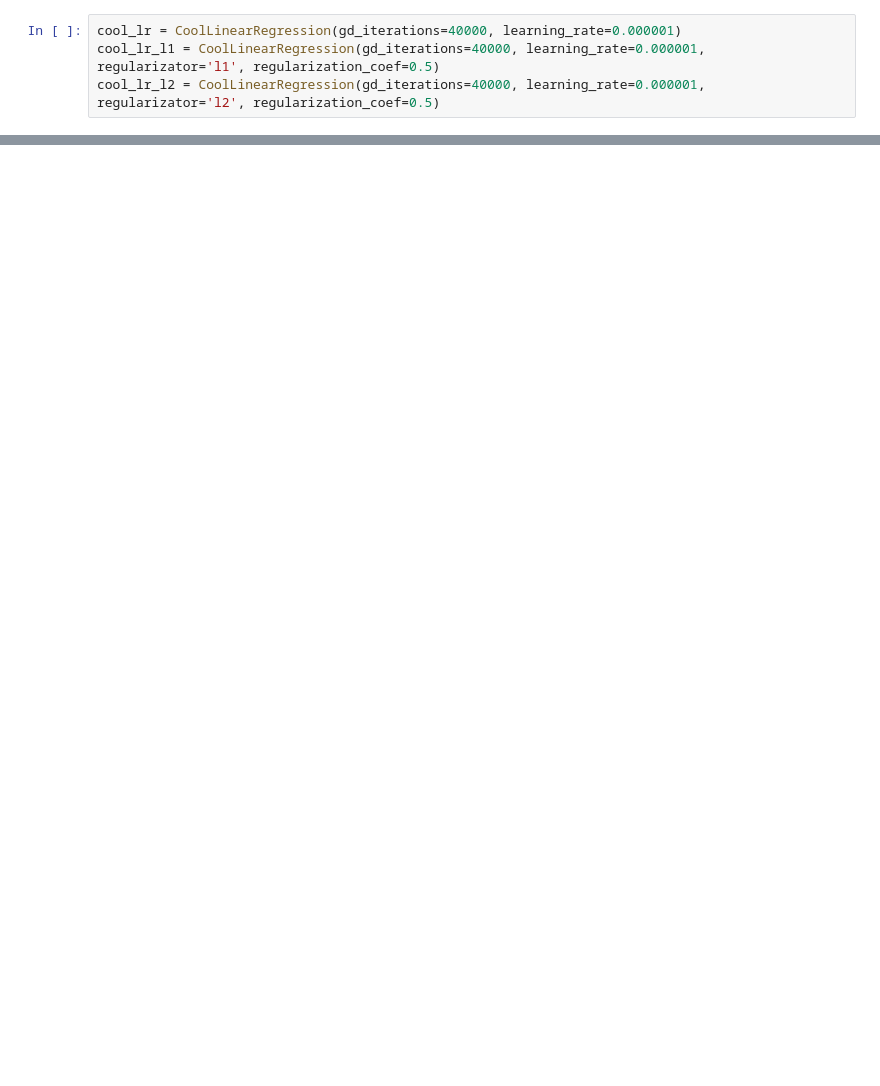
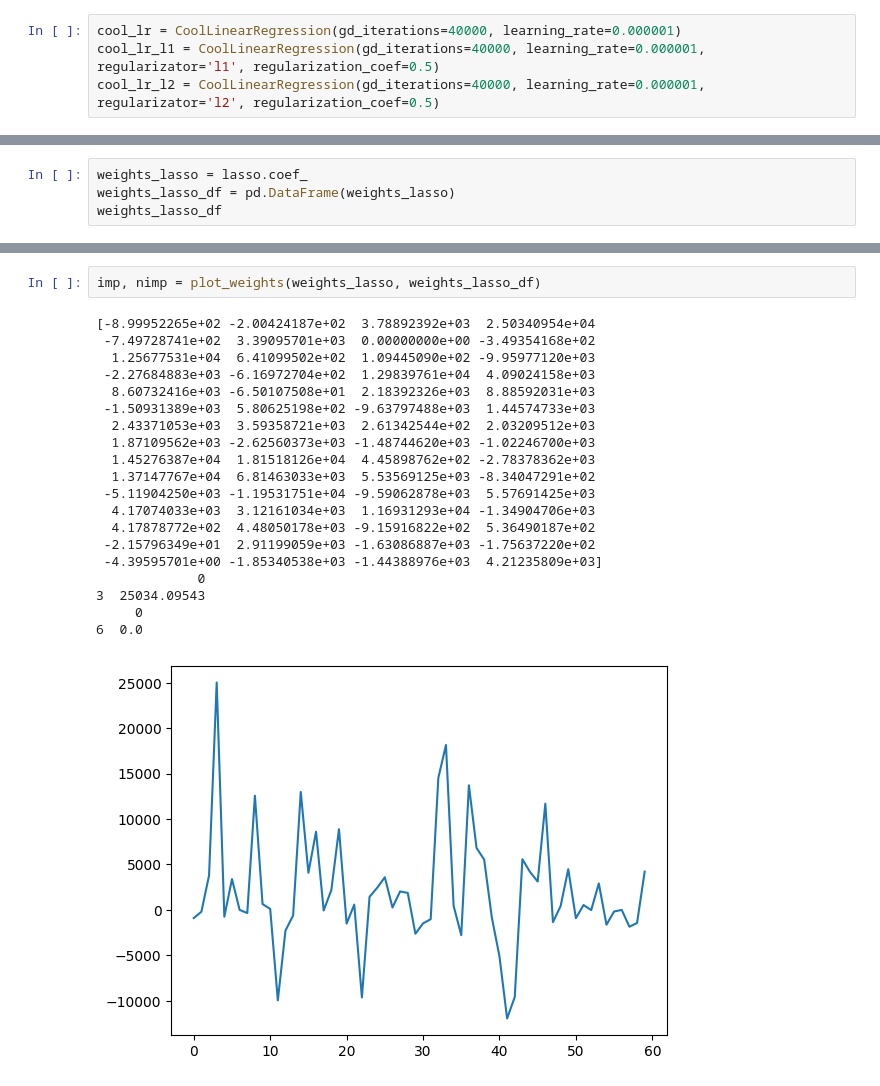
Before and after one commit to maksonchek/ML-and-DL-algorithms-from-scratch, a Jupyter notebook: Linear Regression/Linear_Regression.ipynb, the cells around one changed output, grey strips where cells are left out. Drawn from its saved outputs; the diff is of its cells as text; blank space fills up the shorter version.

```diff
--- a/Linear Regression/Linear_Regression.ipynb
+++ b/Linear Regression/Linear_Regression.ipynb
@@ -308,0 +316,4 @@ fit_predit(cool_lr_l2, X_train, y_train, X_test, y_test)
+# %%
+weights_lasso = lasso.coef_
+weights_lasso_df = pd.DataFrame(weights_lasso)
+weights_lasso_df
@@ -308,0 +414,23 @@ fit_predit(cool_lr_l2, X_train, y_train, X_test, y_test)
+# %%
+imp, nimp = plot_weights(weights_lasso, weights_lasso_df)
+# %% [output]
+[-8.99952265e+02 -2.00424187e+02  3.78892392e+03  2.50340954e+04
+ -7.49728741e+02  3.39095701e+03  0.00000000e+00 -3.49354168e+02
+  1.25677531e+04  6.41099502e+02  1.09445090e+02 -9.95977120e+03
+ -2.27684883e+03 -6.16972704e+02  1.29839761e+04  4.09024158e+03
+  8.60732416e+03 -6.50107508e+01  2.18392326e+03  8.88592031e+03
+ -1.50931389e+03  5.80625198e+02 -9.63797488e+03  1.44574733e+03
+  2.43371053e+03  3.59358721e+03  2.61342544e+02  2.03209512e+03
+  1.87109562e+03 -2.62560373e+03 -1.48744620e+03 -1.02246700e+03
+  1.45276387e+04  1.81518126e+04  4.45898762e+02 -2.78378362e+03
+  1.37147767e+04  6.81463033e+03  5.53569125e+03 -8.34047291e+02
+ -5.11904250e+03 -1.19531751e+04 -9.59062878e+03  5.57691425e+03
+  4.17074033e+03  3.12161034e+03  1.16931293e+04 -1.34904706e+03
+  4.17878772e+02  4.48050178e+03 -9.15916822e+02  5.36490187e+02
+ -2.15796349e+01  2.91199059e+03 -1.63086887e+03 -1.75637220e+02
+ -4.39595701e+00 -1.85340538e+03 -1.44388976e+03  4.21235809e+03]
+             0
+3  25034.09543
+     0
+6  0.0
+[figure, added]
```
Also changed, not shown: parts of 16 cells of this notebook, 21 other files.
